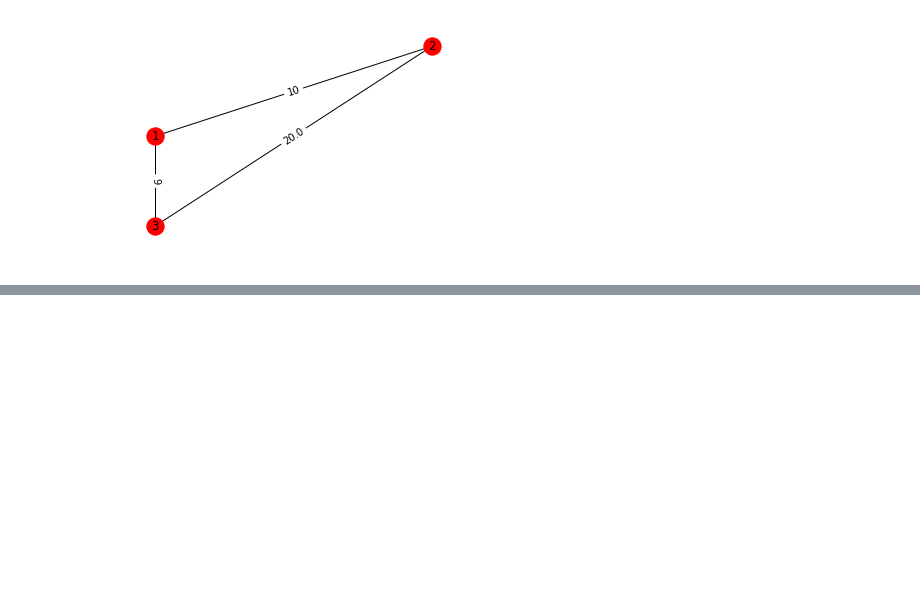
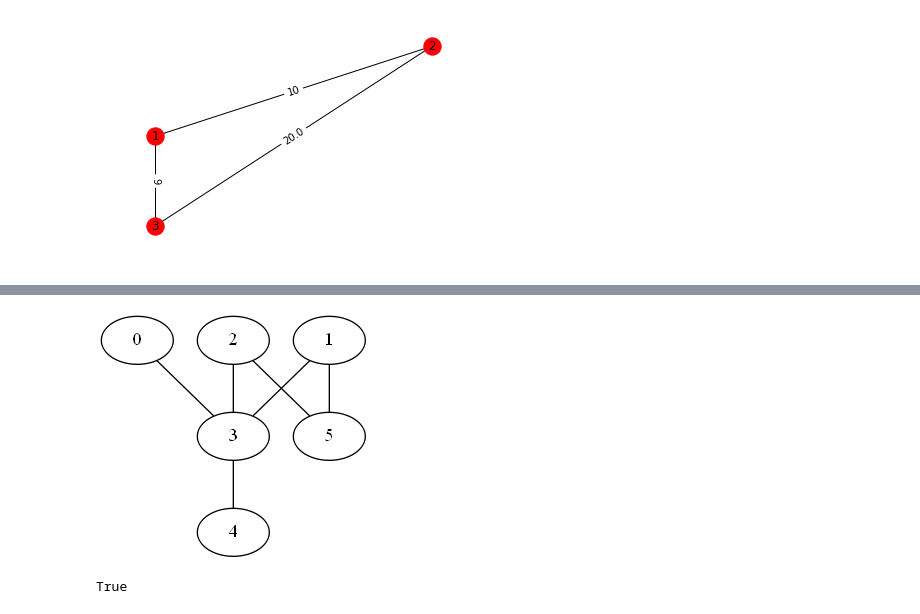
Before and after one commit to adrinfer/Grafos-Jupyter-Notebook, a Jupyter notebook: prueba1.ipynb, the cells around one changed output, grey strips where cells are left out. Drawn from its saved outputs; the diff is of its cells as text; code cells hidden in the pictures; blank space fills up the shorter version.

```diff
--- a/prueba1.ipynb
+++ b/prueba1.ipynb
@@ -225,0 +283,8 @@ nx.draw_networkx_edge_labels(grafoPonderado,pos,edge_labels=labels)
+# %%
+grafoBipartido = nx.Graph()
+bundle = nx.path_graph(6)
+grafoBipartido.add_nodes_from(bundle)
+grafoBipartido.add_edges_from([(0,3), (1,3), (1,5), (2,3),(2,5),(3,4)])
+draw(grafoBipartido, show='ipynb')
+# %% [output]
+[figure, added]
@@ -225,0 +294,4 @@ nx.draw_networkx_edge_labels(grafoPonderado,pos,edge_labels=labels)
+# %%
+nx.is_bipartite(grafoBipartido)
+# %% [output]
+True
```
Also changed, not shown: parts of 11 cells of this notebook.
